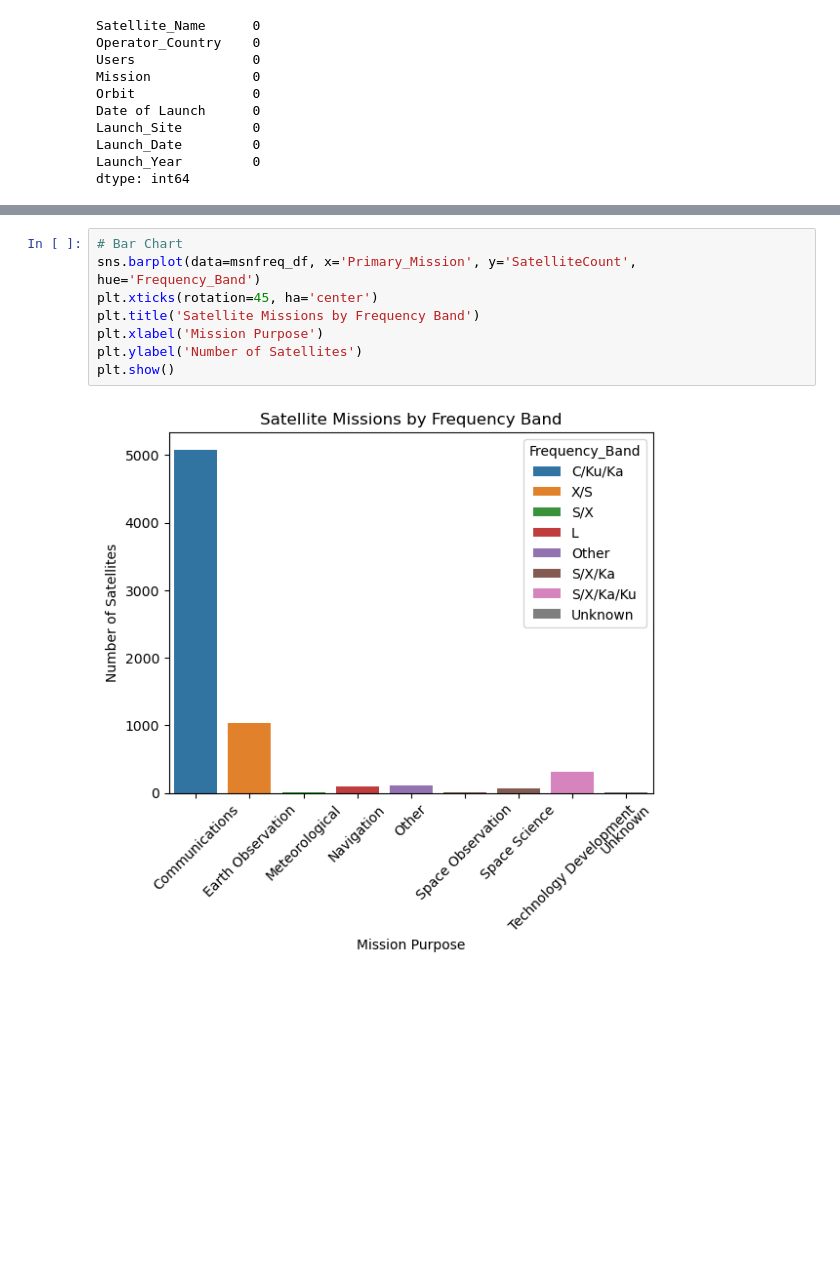
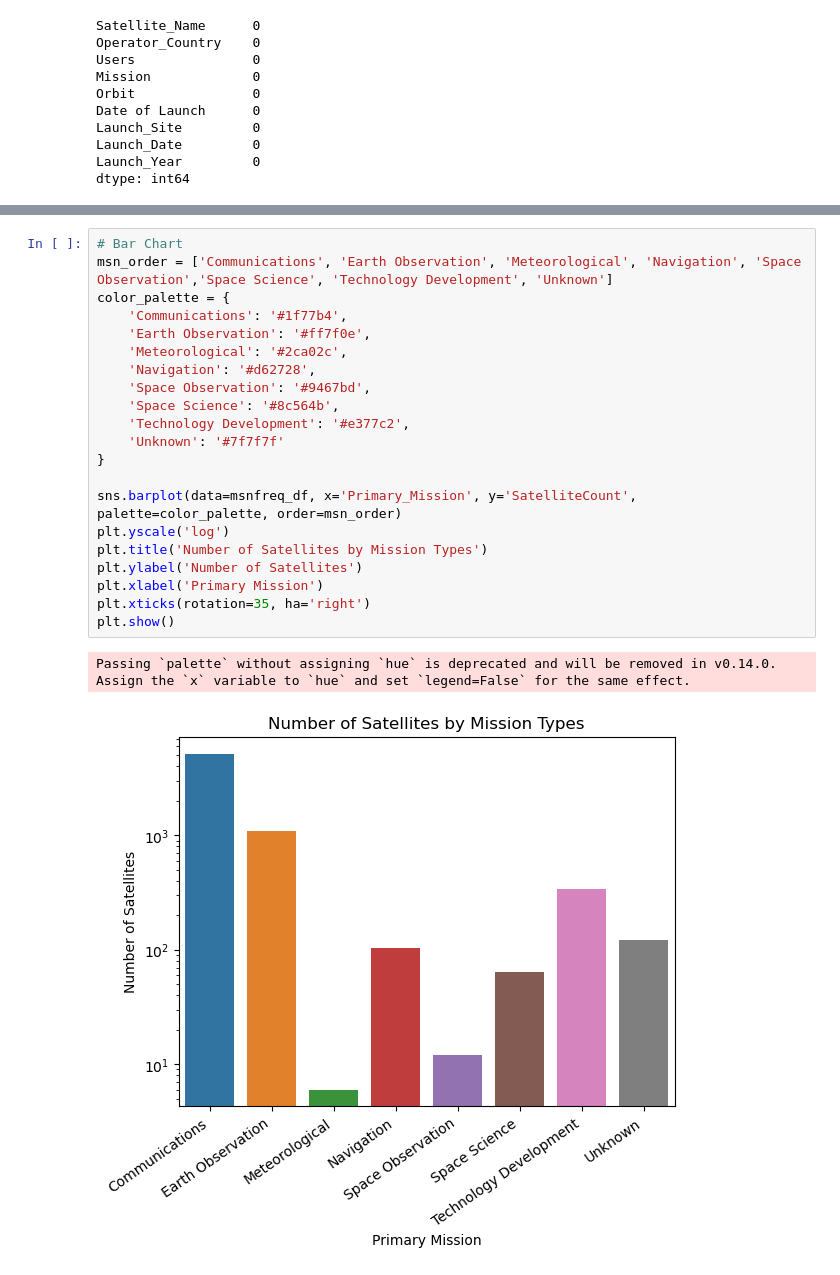
Before and after one commit to tashhalex/DDI-midterm, a Jupyter notebook: midterm2.ipynb, the cells around one changed output, grey strips where cells are left out. Drawn from its saved outputs; the diff is of its cells as text; blank space fills up the shorter version.

```diff
--- a/midterm2.ipynb
+++ b/midterm2.ipynb
@@ -350,13 +353,27 @@ msnfreq_df
 # %%
 # Bar Chart
-sns.barplot(data=msnfreq_df, x='Primary_Mission', y='SatelliteCount', hue='Frequency_Band')
-plt.xticks(rotation=45, ha='center')
-plt.title('Satellite Missions by Frequency Band')
-plt.xlabel('Mission Purpose')
+msn_order = ['Communications', 'Earth Observation', 'Meteorological', 'Navigation', 'Space Observation','Space Science', 'Technology Development', 'Unknown']
+color_palette = {
+    'Communications': '#1f77b4',
+    'Earth Observation': '#ff7f0e',
+    'Meteorological': '#2ca02c',
+    'Navigation': '#d62728',
+    'Space Observation': '#9467bd',
+    'Space Science': '#8c564b',
+    'Technology Development': '#e377c2',
+    'Unknown': '#7f7f7f'
+}
+
+sns.barplot(data=msnfreq_df, x='Primary_Mission', y='SatelliteCount', palette=color_palette, order=msn_order)
+plt.yscale('log')
+plt.title('Number of Satellites by Mission Types')
 plt.ylabel('Number of Satellites')
+plt.xlabel('Primary Mission')
+plt.xticks(rotation=35, ha='right')
 plt.show()
 # %% [output]
+Passing `palette` without assigning `hue` is deprecated and will be removed in v0.14.0. Assign the `x` variable to `hue` and set `legend=False` for the same effect.
-[figure, old version]
+[figure, new version]
 # %%
 # Split into Separate Bands (AI-assisted)
 exploded_df = finalsats_df.assign(Frequency_Band=finalsats_df['Frequency_Band'].str.split('/')).explode('Frequency_Band')
```
Also changed, not shown: parts of 25 cells of this notebook, 4 other files.
